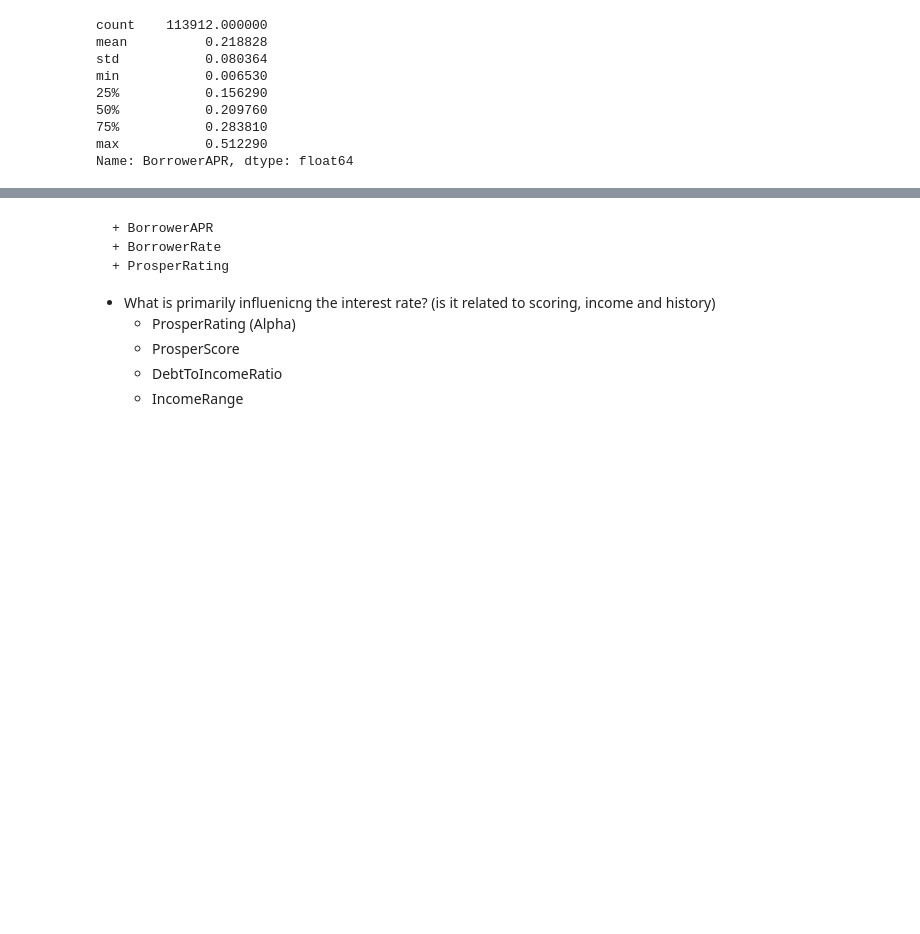
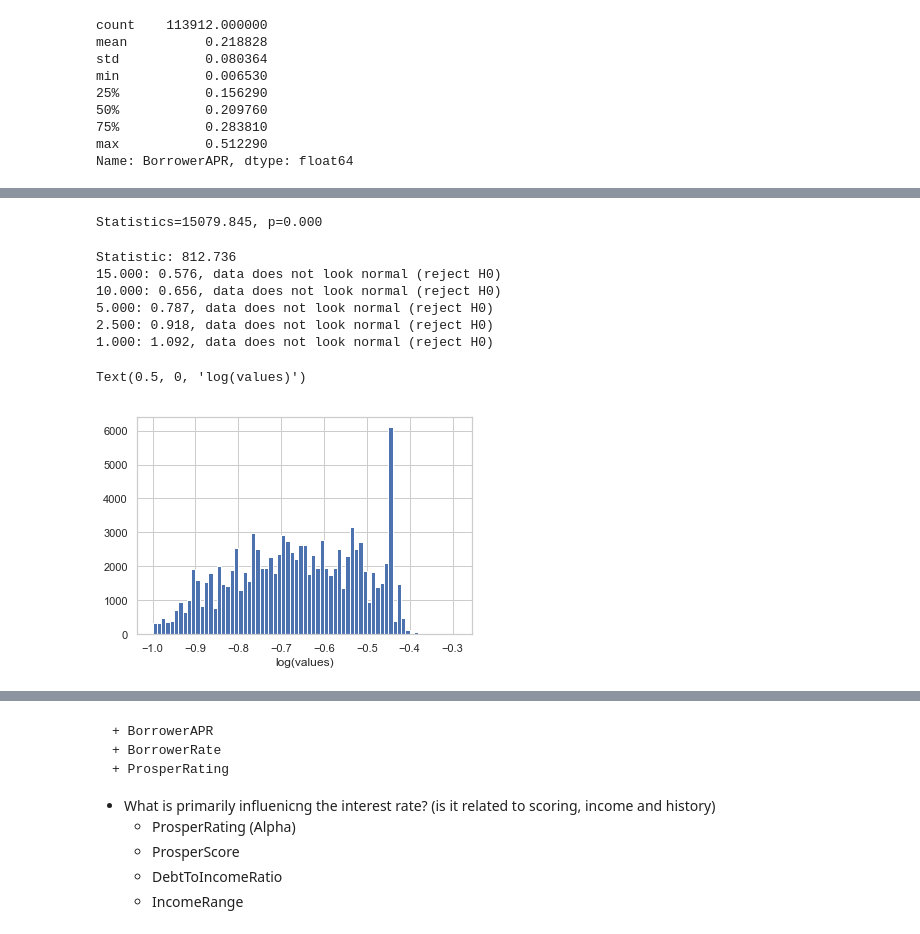
Before and after one commit to moosial/CommunicateDataFindings, a Jupyter notebook: exploration_Prosper_CA.ipynb, the cells around one changed output, grey strips where cells are left out. Drawn from its saved outputs; the diff is of its cells as text; code cells hidden in the pictures; blank space fills up the shorter version.

```diff
--- a/exploration_Prosper_CA.ipynb
+++ b/exploration_Prosper_CA.ipynb
@@ -530,0 +567,32 @@ plt.plot(x, y);
+# %%
+from scipy.stats import normaltest
+stat, p = normaltest(df.BorrowerAPR)
+print('Statistics=%.3f, p=%.3f' % (stat, p))
+# %% [output]
+Statistics=15079.845, p=0.000
+# %%
+from scipy.stats import anderson
+result = anderson(df.BorrowerAPR)
+print('Statistic: %.3f' % result.statistic)
+p = 0
+for i in range(len(result.critical_values)):
+    sl, cv = result.significance_level[i], result.critical_values[i]
+    if result.statistic < result.critical_values[i]:
+        print('%.3f: %.3f, data looks normal (fail to reject H0)' % (sl, cv))
+    else:
+        print('%.3f: %.3f, data does not look normal (reject H0)' % (sl, cv))
+# %% [output]
+Statistic: 812.736
+15.000: 0.576, data does not look normal (reject H0)
+10.000: 0.656, data does not look normal (reject H0)
+5.000: 0.787, data does not look normal (reject H0)
+2.500: 0.918, data does not look normal (reject H0)
+1.000: 1.092, data does not look normal (reject H0)
+# %%
+log_data = np.log10(df.BorrowerAPR) # direct data transform
+log_bin_edges = np.arange(-1, log_data.max()+0.01, 0.01)
+plt.hist(log_data, bins = log_bin_edges)
+plt.xlabel('log(values)')
+# %% [output]
+Text(0.5, 0, 'log(values)')
+[figure, added]
```
Also changed, not shown: parts of 18 cells of this notebook, 1 other file.
